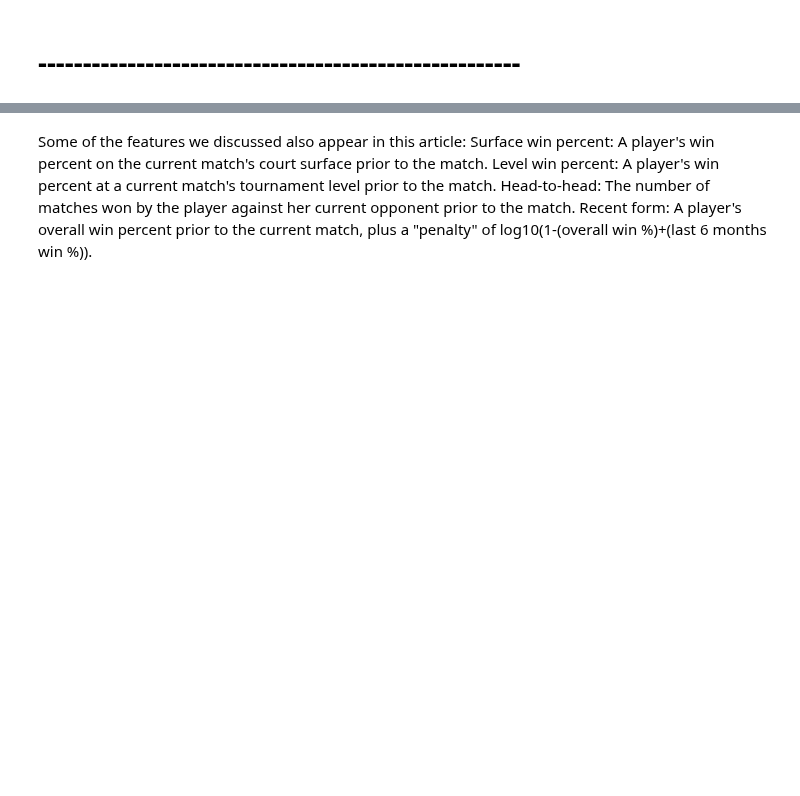
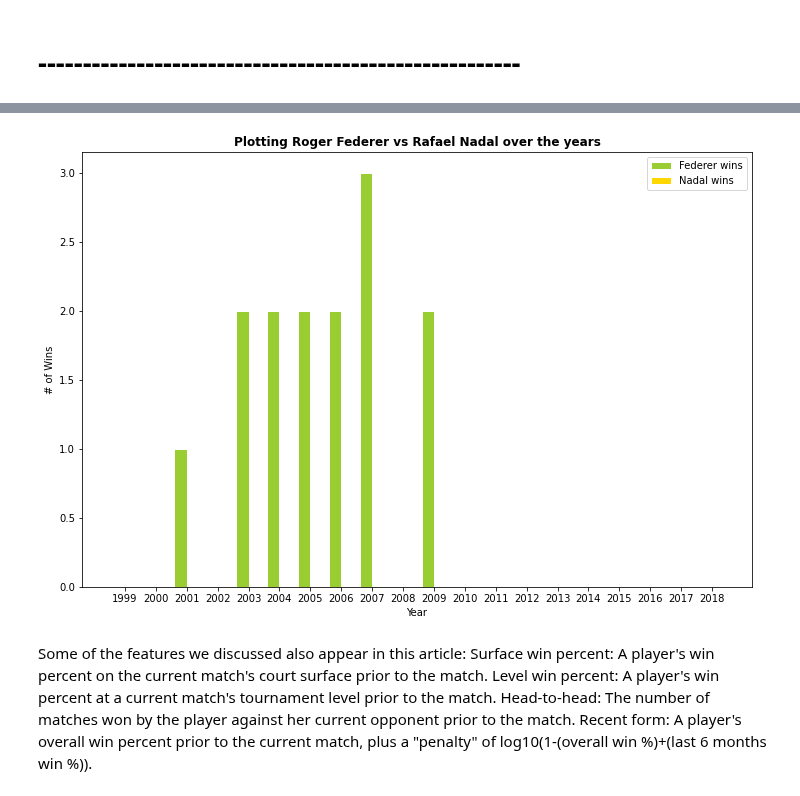
Before and after one commit to Racket-Science/Tennis-Match-Predictions, a Jupyter notebook: Notebooks/daniels_notebook.ipynb, the cells around one changed output, grey strips where cells are left out. Cells and saved outputs as stored; diff of their text form; code cells hidden in the pictures; blank space fills up the shorter version.

```diff
--- a/Notebooks/daniels_notebook.ipynb
+++ b/Notebooks/daniels_notebook.ipynb
@@ -201,0 +472,23 @@ columns_to_rename = {'winner_id' : 'winner_id',
+# %%
+####
+plt.figure(figsize=(12,8))
+
+#barwith and position
+barWidth = 0.4
+b1 = np.arange(len(fedwins))
+b2 = [x + barWidth for x in r1]
+
+# Make the plot
+plt.bar(r1, fedwins, color='#9ACD32', width=barWidth, edgecolor='white', label='Federer wins')
+plt.bar(r2, nadwins, color='#FFD700', width=barWidth, edgecolor='white', label='Nadal wins')
+
+# Add xticks on the middle of the group bars
+plt.title('Plotting Roger Federer vs Rafael Nadal over the years', fontweight='bold')
+plt.xticks([r + barWidth - 0.2 for r in range(len(fedwins))], [i for i in range(1999, 2019)])
+plt.xlabel("Year")
+plt.ylabel("# of Wins");
+
+# Create legend & Show graphic
+plt.legend();
+# %% [output]
+[figure, added]
```
Also changed, not shown: parts of 56 cells of this notebook.
